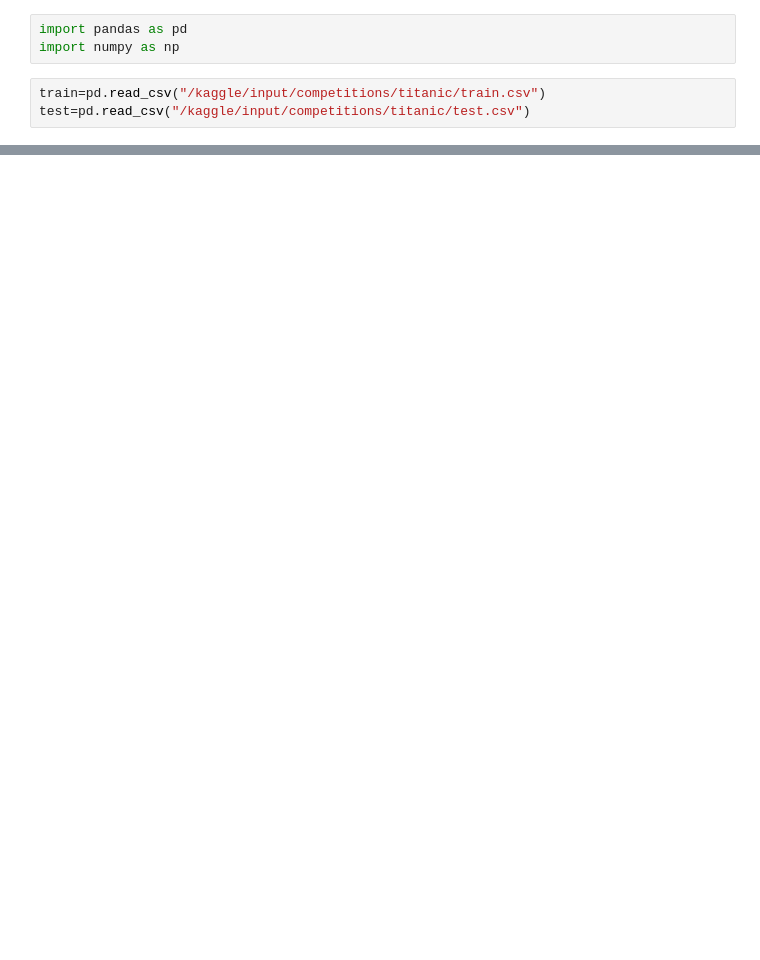
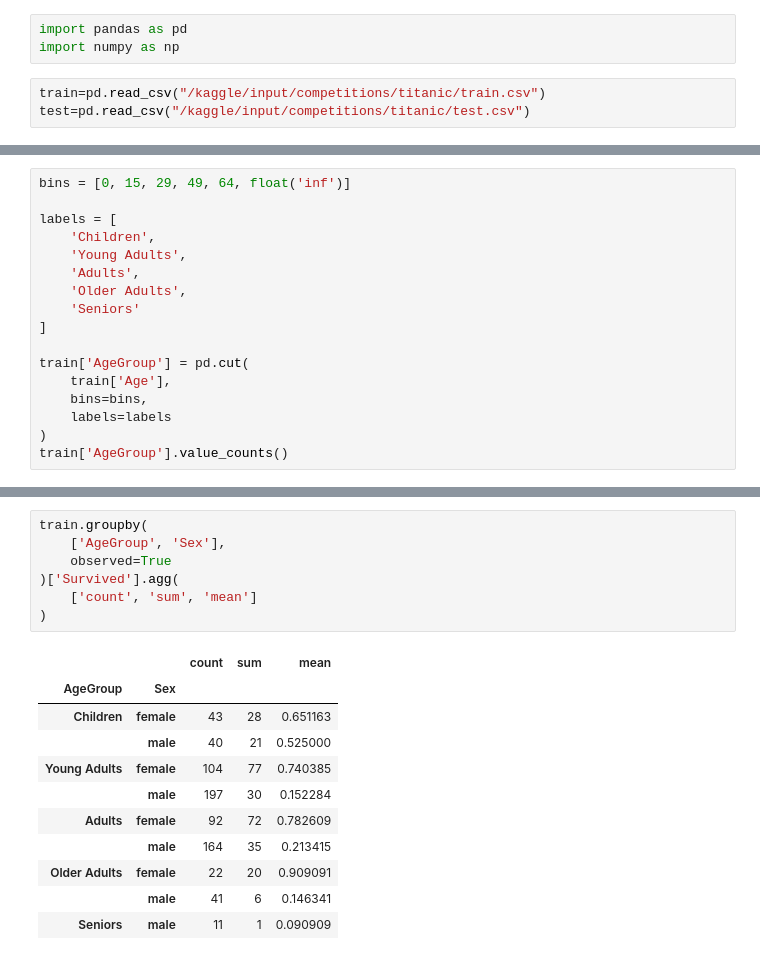
Before and after one commit to nikunjpanthi5/titanic-ml-learning, a Jupyter notebook: Notebooks/01_data_understanding.ipynb, the cells around one changed output, grey strips where cells are left out. Saved outputs shown, nothing was run; the diff lists cells and outputs as text; blank space fills up the shorter version.

```diff
--- a/Notebooks/01_data_understanding.ipynb
+++ b/Notebooks/01_data_understanding.ipynb
@@ -18,0 +181,17 @@ train.isnull().sum()
+# %%
+bins = [0, 15, 29, 49, 64, float('inf')]
+
+labels = [
+    'Children',
+    'Young Adults',
+    'Adults',
+    'Older Adults',
+    'Seniors'
+]
+
+train['AgeGroup'] = pd.cut(
+    train['Age'],
+    bins=bins,
+    labels=labels
+)
+train['AgeGroup'].value_counts()
@@ -18,0 +220,19 @@ train.isnull().sum()
+# %%
+train.groupby(
+    ['AgeGroup', 'Sex'],
+    observed=True
+)['Survived'].agg(
+    ['count', 'sum', 'mean']
+)
+# %% [output]
+|  |  | count | sum | mean |
+| AgeGroup | Sex |  |  |  |
+| Children | female | 43 | 28 | 0.651163 |
+|  | male | 40 | 21 | 0.525000 |
+| Young Adults | female | 104 | 77 | 0.740385 |
+|  | male | 197 | 30 | 0.152284 |
+| Adults | female | 92 | 72 | 0.782609 |
+|  | male | 164 | 35 | 0.213415 |
+| Older Adults | female | 22 | 20 | 0.909091 |
+|  | male | 41 | 6 | 0.146341 |
+| Seniors | male | 11 | 1 | 0.090909 |
```
Also changed, not shown: parts of 39 cells of this notebook.
